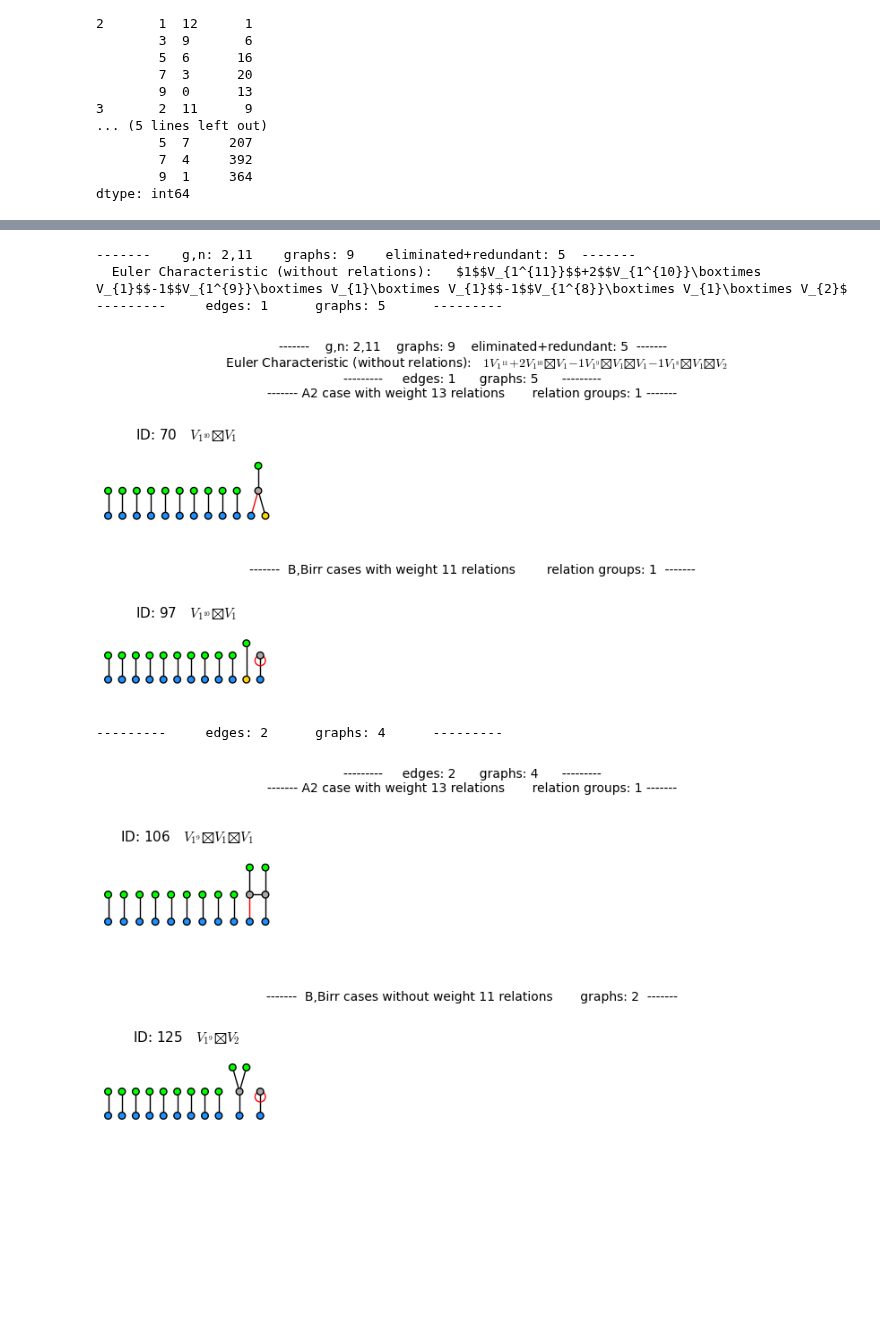
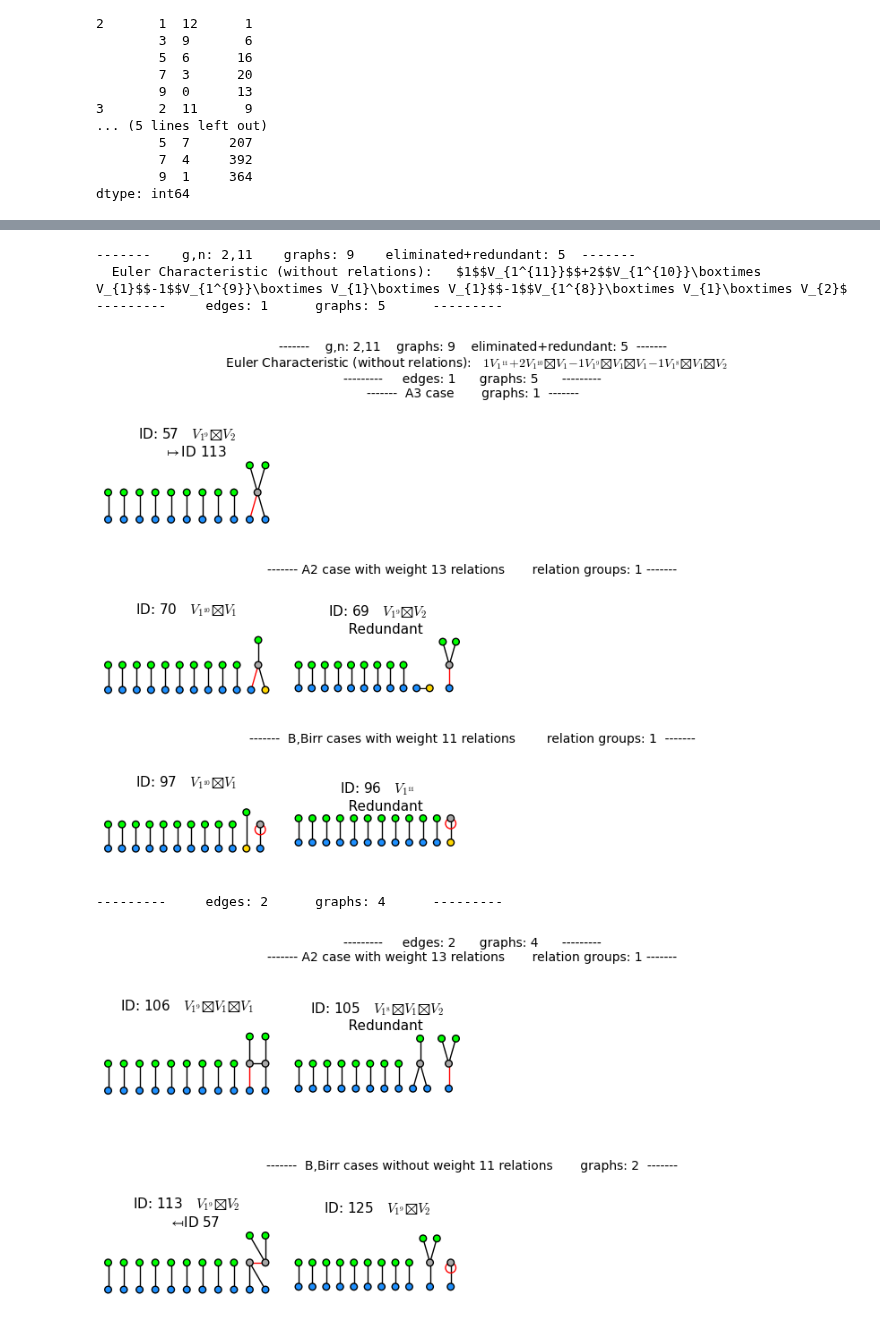
Before and after one commit to bellimarco/Getzler-Kapranov-Graph-Cohomology-Computations-in-weight-13, a Jupyter notebook: MBELLI_Main.ipynb, the cells around one changed output, grey strips where cells are left out. Cells and saved outputs as stored; diff of their text form; code cells hidden in the pictures; blank space fills up the shorter version.

```diff
--- a/MBELLI_Main.ipynb
+++ b/MBELLI_Main.ipynb
@@ -1699,10 +1699,14 @@ def EulerCharacteristic(g,n):
             raise ValueError("unhandeled specht contribution")
 
         contributions.loc[len(contributions)] = {'edges':row.edges_plus_n-n, 'V0':1 if l==0 else 0, 'V1':V1 if l==1 else 0, 'V2':V2 if l==1 else 0, 'V11':V11 if l==1 else 0, 'V1xV1':1 if (V1==2 and l==2) else 0, 'V1xV1xV1':1 if (V1==3 and l==3) else 0, 'V1xV2': 1 if (V1==1 and V2==1 and l==2) else 0, 'V1xV11': 1 if (V1==1 and V11==1 and l==2) else 0, 'V3': V3 if l==1 else 0, 'V111': V111 if l==1 else 0 }
+
+    return contributions
+
     # alternating sum of all the specht module contributions. sign -1 when the degree 13 + edges = 13 + edges_plus_n - n is odd
     for edges_plus_n,edge_group in excess_group.groupby('edges_plus_n'):
         contributions[contributions['edges']==edges_plus_n-n] = contributions[contributions['edges']==edges_plus_n-n].mul( 1 if (edges_plus_n-n)%2!=0 else -1 )
     summed =  contributions[['V0','V1','V2','V11','V1xV1','V1xV1xV1','V1xV2','V1xV11','V3','V111']].sum(axis=0)
+
 
     specht_string=""
     if summed.V0!=0: specht_string += r"$"+str(summed.V0)+r"$"+specht_sequence_to_string([(n,-1 if n>1 else 1)])
@@ -1717,7 +1721,13 @@ def EulerCharacteristic(g,n):
     if summed.V1xV1xV1!=0: specht_string += r"$"+("+" if len(specht_string)!=0 and summed.V1xV1xV1>=0 else "")+str(summed.V1xV1xV1)+r"$"+specht_sequence_to_string([(n-3,-1 if n-3>1 else 1),(1,1),(1,1),(1,1)])
     return specht_string
 
-(g,n)=(6,5)
+(g,n)=(4,8)
 for row in get_blowups_virtual(gn=(g,n), crossType='A2').itertuples():
     break
     row.graph.gn_completions[g].show(title=True, specht=True)
+
+contributions = EulerCharacteristic(g,n)
+#print(contributions)
+for edges,edge_group in contributions.groupby('edges'):
+    print(g,n,edges)
+    print(edge_group.sum())
@@ -1851,35 +1879,36 @@ def plot_CompleteBlowups(g,n, save_pdf=False, show_differential=False, show_elim
             fig.set_size_inches(window_width,blowup_height*len(graphics)+window_height_buffer*(2 if first_edge_group else 1))
             fig.get_layout_engine().set(w_pad=w_pad, h_pad=h_pad,wspace=wspace)
             first_edge_group = False
             graphics_array(graphics).matplotlib(figure=fig)
             if save_pdf: pdf.savefig(fig)
             else: plt.show()
             plt.close()
 
         # if no graphs where added from this edge group, print a blank page
         if first_edge_group:
             fig = plt.figure()
             fig.suptitle(edge_title, fontsize=10)
             fig.set_size_inches(window_width,window_height_buffer*2)
             first_edge_group = False
             fig.add_subplot(1,1,1).set_axis_off()
             if save_pdf: pdf.savefig(fig)
             else: plt.show()
             plt.close()
 
     if save_pdf: pdf.close()
 
 for e in range(1,MAX_EXCESS):
     for (g,n) in gn_table[4]:
         break
         plot_CompleteBlowups(g,n, show_differential=True, save_pdf=True, show_eliminated=False,force_show_relations=False, show_redundant=False)
-plot_CompleteBlowups(2,11, save_pdf=False, show_differential=True, show_eliminated=False, force_show_relations=False, show_redundant=False)
+plot_CompleteBlowups(2,11, save_pdf=False, show_differential=True, show_eliminated=True, force_show_relations=False, show_redundant=True)
 # %% [output]
 -------    g,n: 2,11    graphs: 9    eliminated+redundant: 5  -------
   Euler Characteristic (without relations):   $1$$V_{1^{11}}$$+2$$V_{1^{10}}\boxtimes V_{1}$$-1$$V_{1^{9}}\boxtimes V_{1}\boxtimes V_{1}$$-1$$V_{1^{8}}\boxtimes V_{1}\boxtimes V_{2}$
 ---------     edges: 1      graphs: 5      ---------
-[figure, old version]
+[figure, new version]
-[figure, old version]
+[figure, new version]
+[figure, new version]
 ---------     edges: 2      graphs: 4      ---------
-[figure, old version]
-[figure, old version]
+[figure, new version]
+[figure, added]
```
Also changed, not shown: parts of 4 cells of this notebook, 4 other files.
